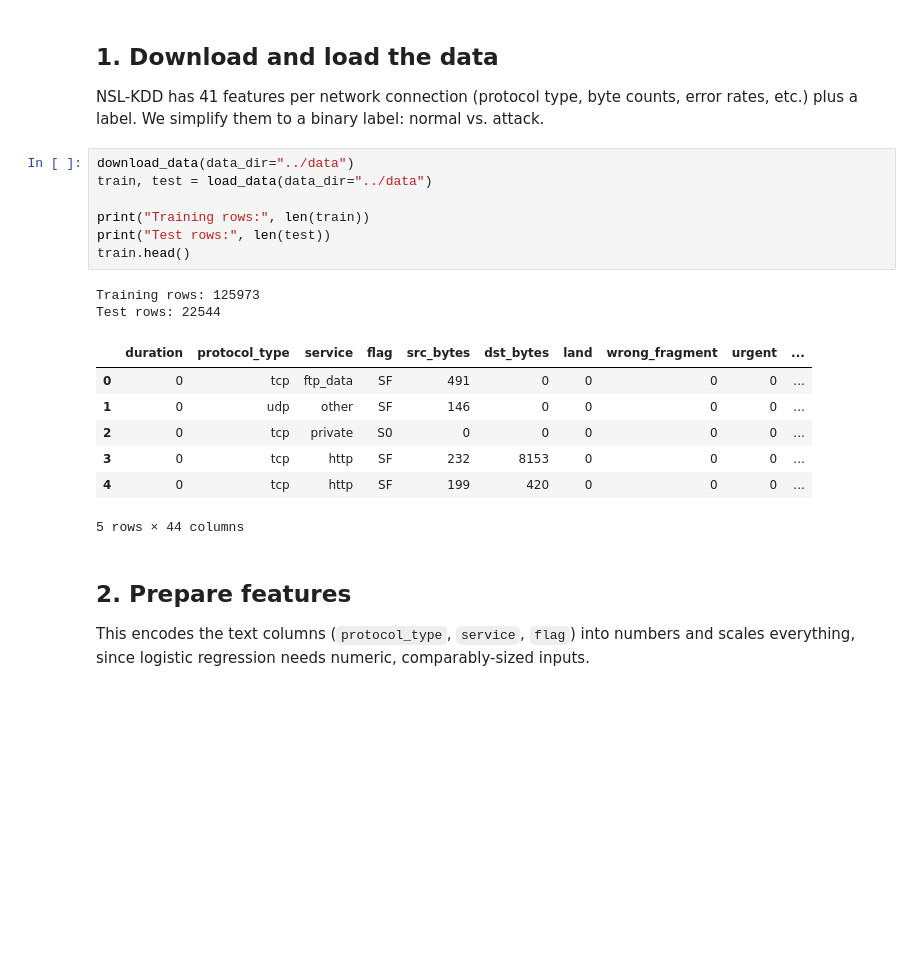
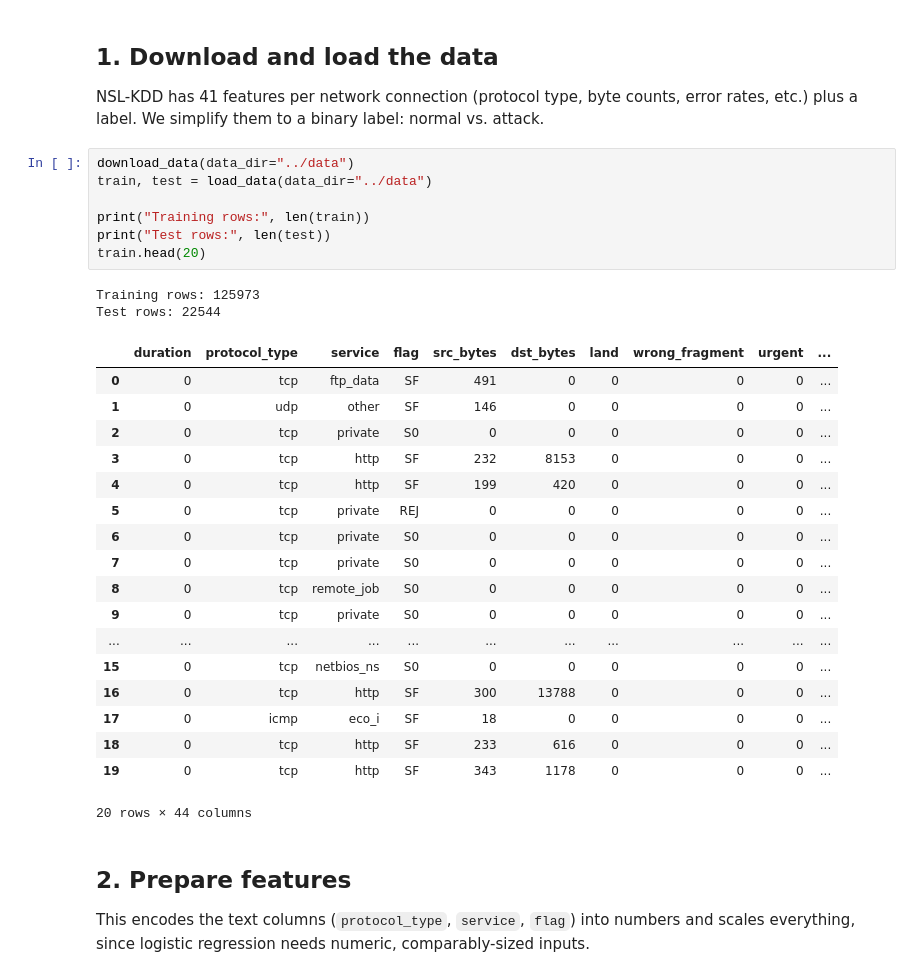
Before and after one commit to CorruptedStorm/NetworkIntrusionDetector, a Jupyter notebook: notebooks/network_intrusion_detector.ipynb, the cells around one changed output. Drawn from its saved outputs; the diff is of its cells as text; blank space fills up the shorter version.

```diff
--- a/notebooks/network_intrusion_detector.ipynb
+++ b/notebooks/network_intrusion_detector.ipynb
@@ -19,20 +18,31 @@ NSL-KDD has 41 features per network connection (protocol type, byte counts, erro
 # %%
 download_data(data_dir="../data")
 train, test = load_data(data_dir="../data")
 
 print("Training rows:", len(train))
 print("Test rows:", len(test))
-train.head()
+train.head(20)
 # %% [output]
 Training rows: 125973
 Test rows: 22544
 |  | duration | protocol_type | service | flag | src_bytes | dst_bytes | land | wrong_fragment | urgent | ... |
 | 0 | 0 | tcp | ftp_data | SF | 491 | 0 | 0 | 0 | 0 | ... |
 | 1 | 0 | udp | other | SF | 146 | 0 | 0 | 0 | 0 | ... |
 | 2 | 0 | tcp | private | S0 | 0 | 0 | 0 | 0 | 0 | ... |
 | 3 | 0 | tcp | http | SF | 232 | 8153 | 0 | 0 | 0 | ... |
 | 4 | 0 | tcp | http | SF | 199 | 420 | 0 | 0 | 0 | ... |
+| 5 | 0 | tcp | private | REJ | 0 | 0 | 0 | 0 | 0 | ... |
+| 6 | 0 | tcp | private | S0 | 0 | 0 | 0 | 0 | 0 | ... |
+| 7 | 0 | tcp | private | S0 | 0 | 0 | 0 | 0 | 0 | ... |
+| 8 | 0 | tcp | remote_job | S0 | 0 | 0 | 0 | 0 | 0 | ... |
+| 9 | 0 | tcp | private | S0 | 0 | 0 | 0 | 0 | 0 | ... |
+| ... | ... | ... | ... | ... | ... | ... | ... | ... | ... | ... |
+| 15 | 0 | tcp | netbios_ns | S0 | 0 | 0 | 0 | 0 | 0 | ... |
+| 16 | 0 | tcp | http | SF | 300 | 13788 | 0 | 0 | 0 | ... |
+| 17 | 0 | icmp | eco_i | SF | 18 | 0 | 0 | 0 | 0 | ... |
+| 18 | 0 | tcp | http | SF | 233 | 616 | 0 | 0 | 0 | ... |
+| 19 | 0 | tcp | http | SF | 343 | 1178 | 0 | 0 | 0 | ... |
-5 rows × 44 columns
+20 rows × 44 columns
 # %% [markdown]
 ## 2. Prepare features
 
```
Also changed, not shown: parts of 6 cells of this notebook, 8 other files.
